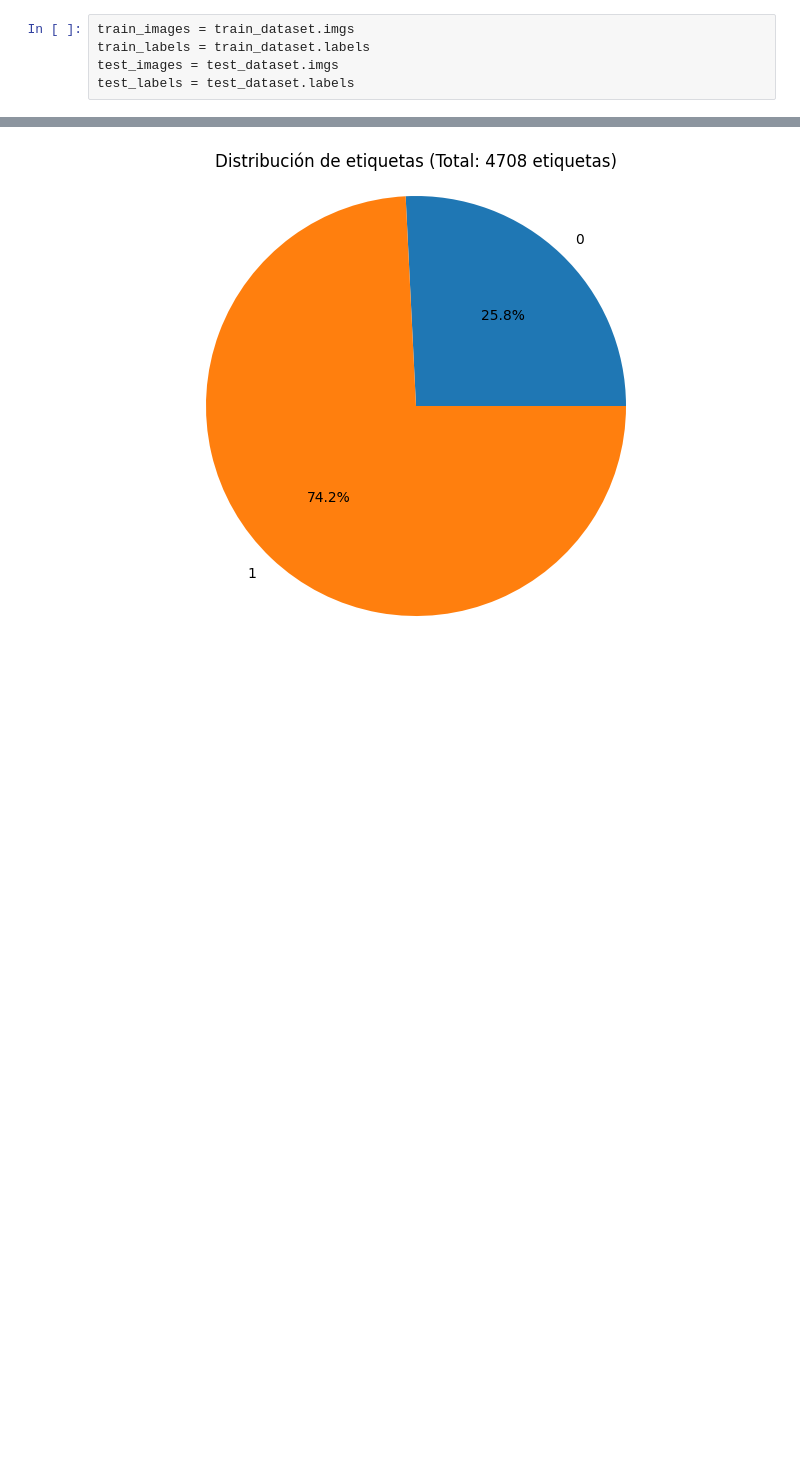
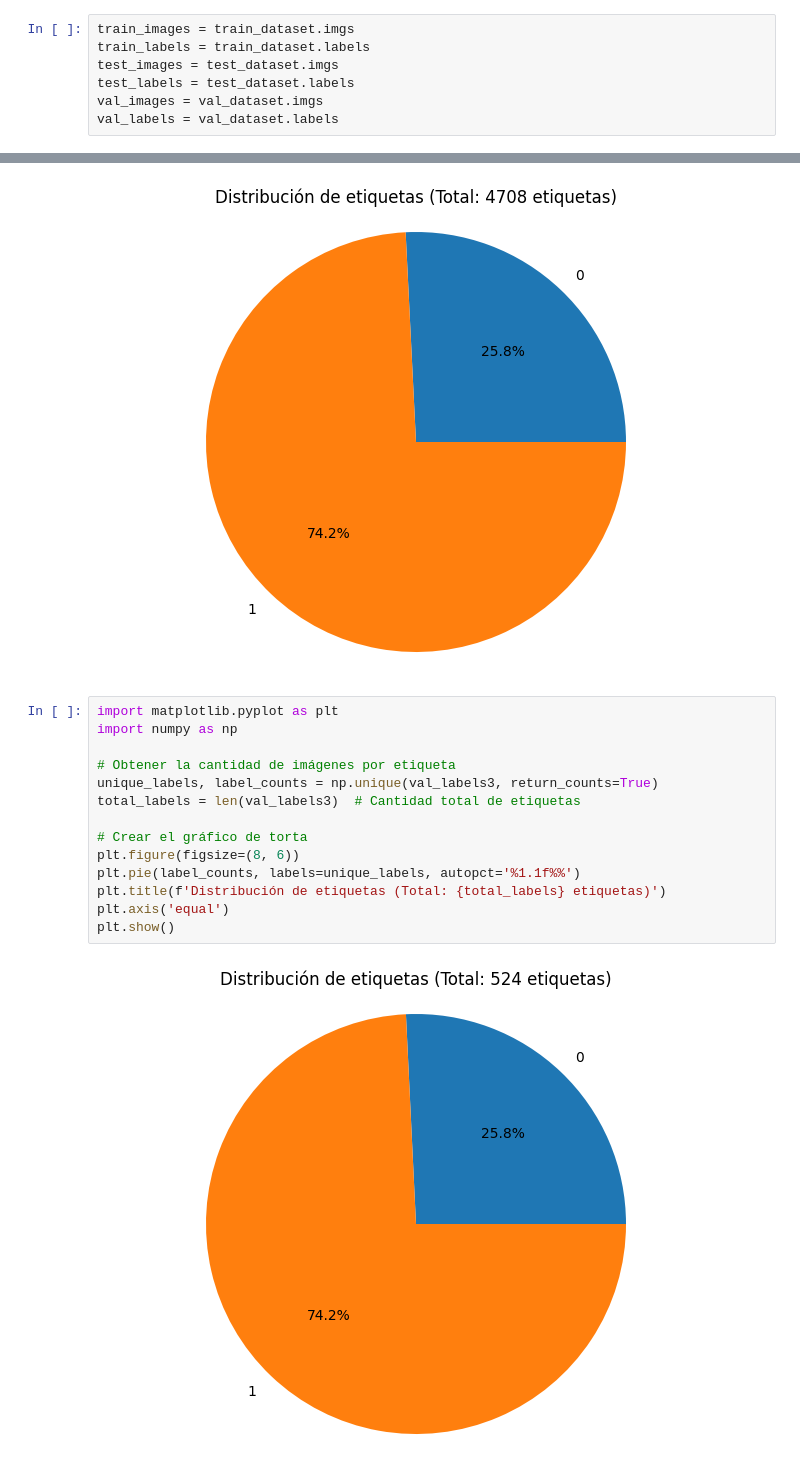
Before and after one commit to Salva13s/Trabajo-IA-MedMNIST, a Jupyter notebook: CNN_a_mano.ipynb, the cells around one changed output, grey strips where cells are left out. Drawn from its saved outputs; the diff is of its cells as text; blank space fills up the shorter version.

```diff
--- a/CNN_a_mano.ipynb
+++ b/CNN_a_mano.ipynb
@@ -61,6 +86,8 @@ train_images = train_dataset.imgs
 train_labels = train_dataset.labels
 test_images = test_dataset.imgs
 test_labels = test_dataset.labels
+val_images = val_dataset.imgs
+val_labels = val_dataset.labels
 # %%
 print("etiquetas de train set: ",train_labels.shape)
 print("-----------------------")
@@ -471,3 +511,19 @@ plt.axis('equal')
 plt.show()
 # %% [output]
 [figure]
+# %%
+import matplotlib.pyplot as plt
+import numpy as np
+
+# Obtener la cantidad de imágenes por etiqueta
+unique_labels, label_counts = np.unique(val_labels3, return_counts=True)
+total_labels = len(val_labels3)  # Cantidad total de etiquetas
+
+# Crear el gráfico de torta
+plt.figure(figsize=(8, 6))
+plt.pie(label_counts, labels=unique_labels, autopct='%1.1f%%')
+plt.title(f'Distribución de etiquetas (Total: {total_labels} etiquetas)')
+plt.axis('equal')
+plt.show()
+# %% [output]
+[figure, added]
```
Also changed, not shown: parts of 21 cells of this notebook.
